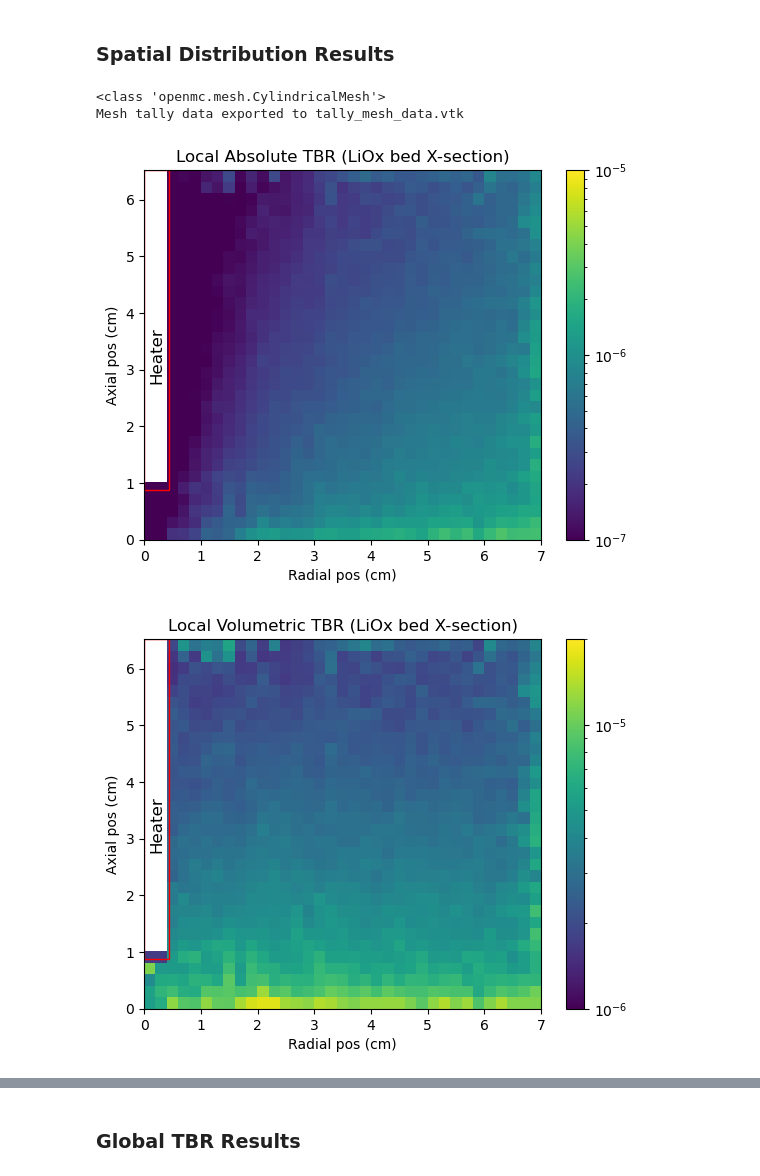
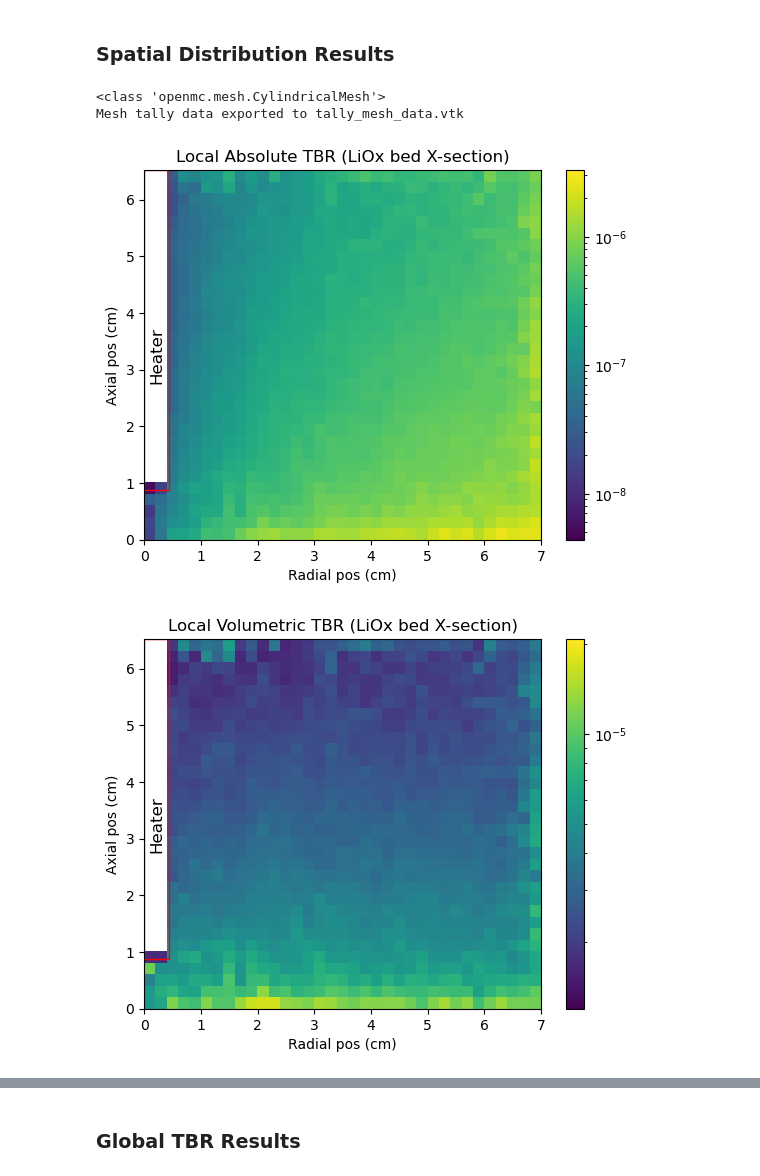
Before and after one commit to rossmacdonald98/BABY-Li2O, a Jupyter notebook: analysis/neutron/postprocessing.ipynb, the cells around one changed output, grey strips where cells are left out. Saved outputs shown, nothing was run; the diff lists cells and outputs as text; code cells hidden in the pictures.

Commit message:
Added automatic plot range scaling

```diff
--- a/analysis/neutron/postprocessing.ipynb
+++ b/analysis/neutron/postprocessing.ipynb
@@ -184,7 +184,7 @@ if mesh is not None:
         extent=[0, Li2O_bed_radius, 0, Li2O_bed_thickness],
         origin='lower',
         aspect='auto',
-        norm=mcolors.LogNorm(vmin=1e-7, vmax=1e-5),  # Use LogNorm for logarithmic scale
+        norm=mcolors.LogNorm(vmin=(np.min(mean_array_summed[mean_array_summed > 0])*0.8), vmax=(np.max(mean_array_summed))*1.2),  # Use LogNorm for logarithmic scale
         cmap='viridis'  # You can change the colormap if desired
     )
     plt.colorbar(im, ax=ax)
@@ -226,7 +226,7 @@ if mesh is not None:
         extent=[0, Li2O_bed_radius, 0, Li2O_bed_thickness],
         origin='lower',
         aspect='auto',
-        norm=mcolors.LogNorm(vmin=1e-6, vmax=2e-5),  # Use LogNorm for logarithmic scale
+        norm=mcolors.LogNorm(vmin=(np.min(vol_tbr_array[vol_tbr_array > 0]))*0.8, vmax=(np.max(vol_tbr_array))*1.2),  # Use LogNorm for logarithmic scale
         cmap='viridis'  # You can change the colormap if desired
     )
     plt.colorbar(im, ax=ax)
@@ -275,35 +275,35 @@ if mesh is not None:
     plt.colorbar(im, ax=ax)
     ax.set_title('Local TBR relative standard deviation (LiOx bed X-section)')
     ax.set_xlabel('Radial pos (cm)')
     ax.set_ylabel('Axial pos (cm)')
 
     # Add a rectangle outlining the heater region
     heater_rect = patches.Rectangle(
         (0, heater_gap),  # (x, y) lower left corner
         heater_radius,  # width
         (Li2O_bed_thickness-heater_gap),  # height
         linewidth=1,
         edgecolor='red',
         facecolor='none'
     )
     ax.add_patch(heater_rect)
 
     # Add a label
     ax.text(
         heater_radius/2, Li2O_bed_thickness/2,  # position in the center of the rectangle
         'Heater',
         color='black',
         fontsize=12,
         ha='center',
         va='center',
         rotation=90
     )
     plt.show()
 # %% [output]
 <class 'openmc.mesh.CylindricalMesh'>
 Mesh tally data exported to tally_mesh_data.vtk
-[figure, old version]
+[figure, new version]
-[figure, old version]
+[figure, new version]
 [figure]
 # %% [markdown]
 ### Global TBR Results
```
Also changed, not shown: parts of 1 cell of this notebook.
